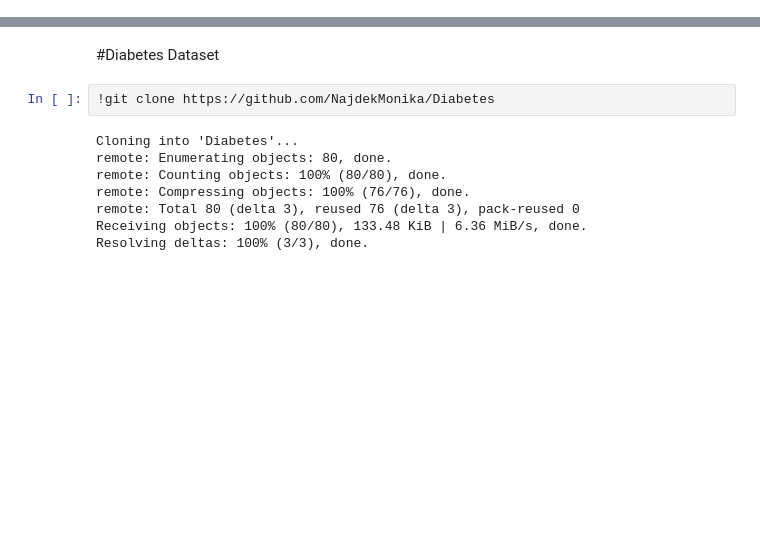
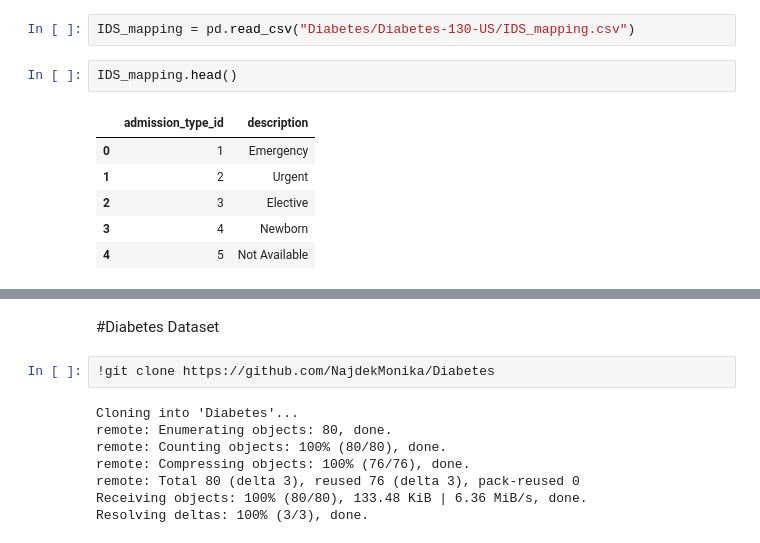
Before and after one commit to NajdekMonika/Diabetes, a Jupyter notebook: Diabetes.ipynb, the cells around one changed output, grey strips where cells are left out. Cells and saved outputs as stored; diff of their text form; blank space fills up the shorter version.

```diff
--- a/Diabetes.ipynb
+++ b/Diabetes.ipynb
@@ -4,0 +28,11 @@
+# %%
+IDS_mapping = pd.read_csv("Diabetes/Diabetes-130-US/IDS_mapping.csv")
+# %%
+IDS_mapping.head()
+# %% [output]
+|  | admission_type_id | description |
+| 0 | 1 | Emergency |
+| 1 | 2 | Urgent |
+| 2 | 3 | Elective |
+| 3 | 4 | Newborn |
+| 4 | 5 | Not Available |
```
Also changed, not shown: parts of 21 cells of this notebook.
